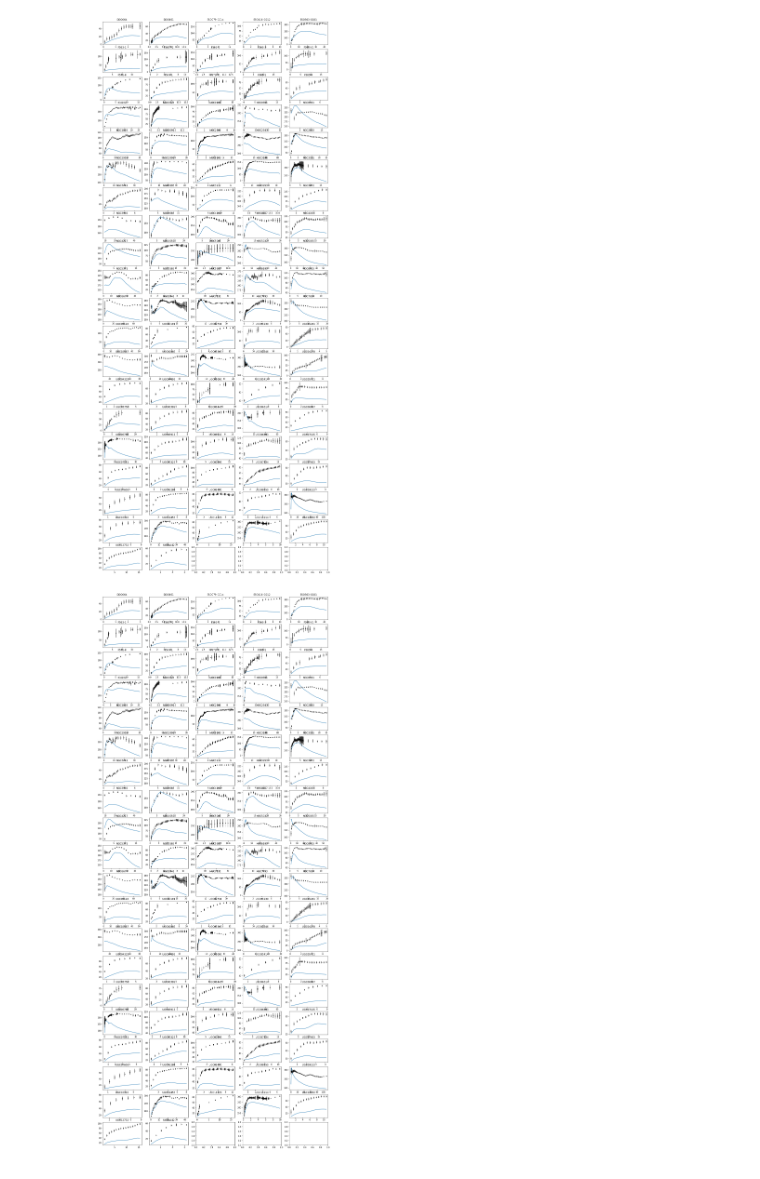
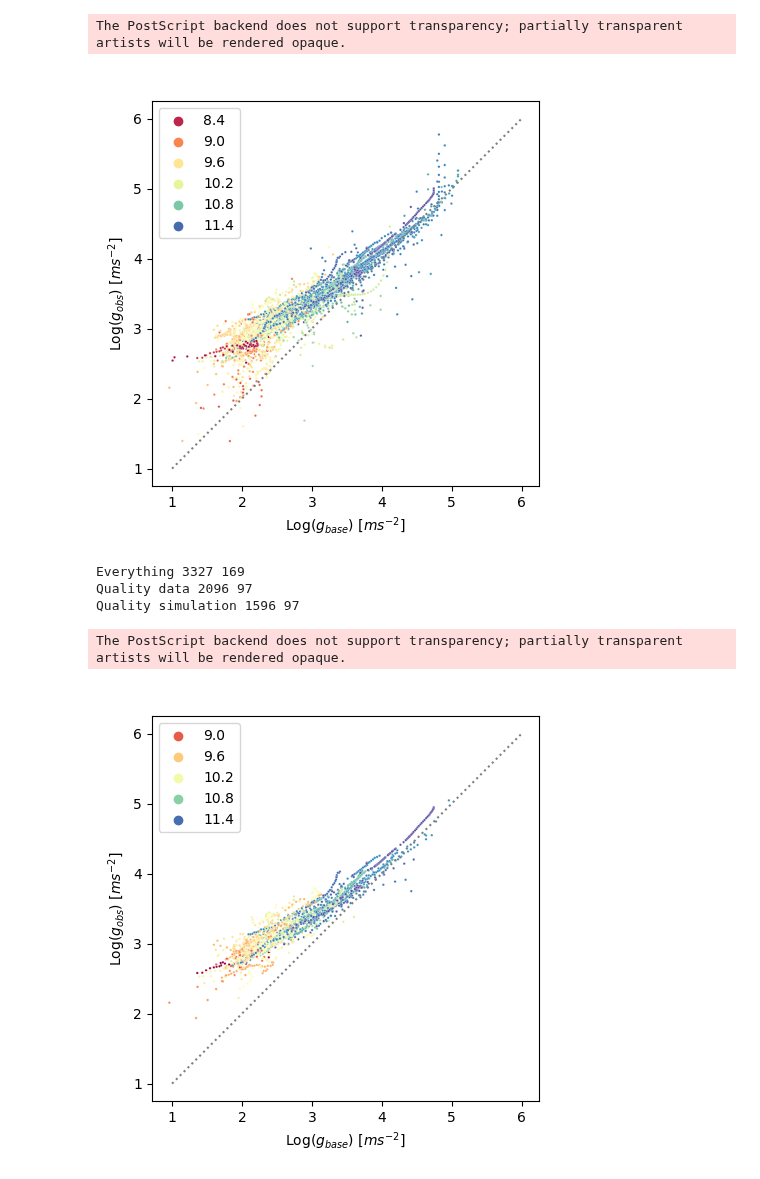
Before and after one commit to timjdavey/galactus, a Jupyter notebook: notebooks/Baseline plot.ipynb, the cells around one changed output. Cells and saved outputs as stored; diff of their text form; code cells hidden in the pictures.

```diff
--- a/notebooks/Baseline plot.ipynb
+++ b/notebooks/Baseline plot.ipynb
@@ -5,2 +7,5 @@ from models.sparc.result import Result
+# %%
+SAVE_FIGURES = True
+xlabel = 'Log($g_{base}$) [$ms^{-2}$]'
 # %%
 standard = Result(load_sparc(namespace='baseline/201_21'))
@@ -10,5 +12,19 @@ g = standard.plot_rar(kind=1)
-# %%
-standard.plot_curves()
-# %% [output]
-[figure, removed]
-[figure, removed]
+# %%
+g = standard.plot_rar(kind=0, title=' ', query_key='Everything', label=xlabel)
+if SAVE_FIGURES: g.savefig('../figures/baseline_rar.eps')
+# %% [output]
+The PostScript backend does not support transparency; partially transparent artists will be rendered opaque.
+[figure, added]
+# %%
+for key, data in standard.datasets().items():
+    print(key, len(data), len(data.groupby('Galaxy')))
+# %% [output]
+Everything 3327 169
+Quality data 2096 97
+Quality simulation 1596 97
+# %%
+g = standard.plot_rar(kind=0, title=' ', query_key='Quality simulation', label=xlabel)
+if SAVE_FIGURES: g.savefig('../figures/baseline_rar_quality.eps')
+# %% [output]
+The PostScript backend does not support transparency; partially transparent artists will be rendered opaque.
+[figure, added]
```
Also changed, not shown: parts of 6 cells of this notebook, 20 other files.
